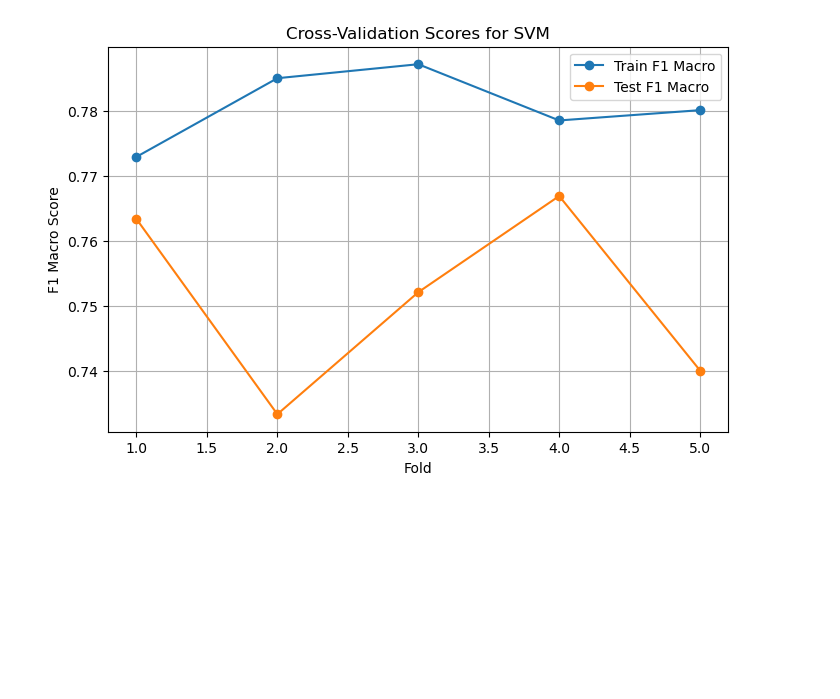
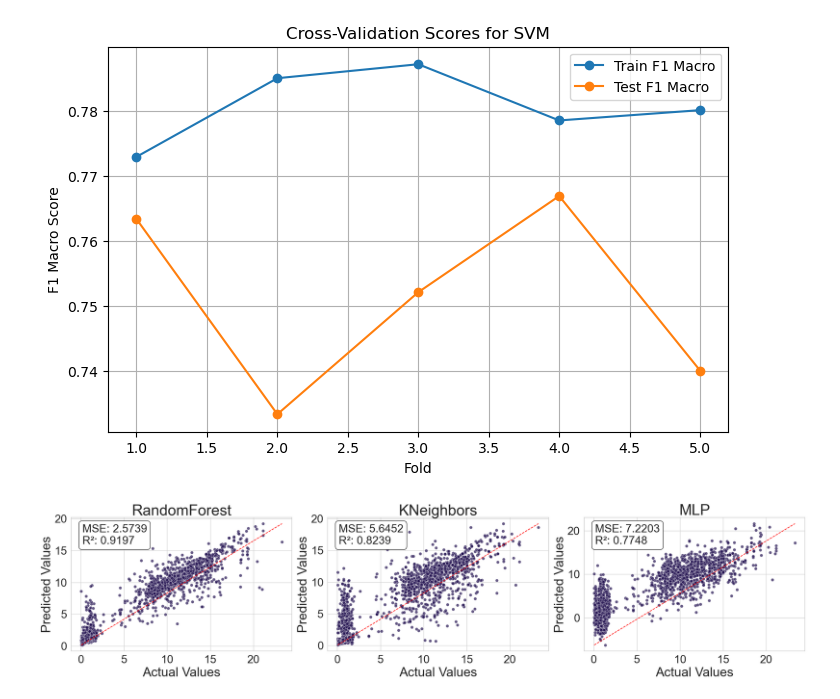
Before and after one commit to your-profile/NeuroLoop-Classification, a Jupyter notebook: experiments/experiment2/robot_experiments.ipynb, the cells around one changed output. Cells and saved outputs as stored; diff of their text form; code cells hidden in the pictures; blank space fills up the shorter version.

```diff
--- a/experiments/experiment2/robot_experiments.ipynb
+++ b/experiments/experiment2/robot_experiments.ipynb
@@ -997,46 +997,51 @@ fig_b
 # %% [output]
 [figure]
 # %%
-#if True:
-    # import seaborn as sns
+if True:
+    import seaborn as sns
 
-    # sns.set(style="whitegrid")
-    # sns.set_palette("magma")
+    sns.set(style="whitegrid")
+    sns.set_palette("magma")
 
-    # fig, axs = plt.subplots(1, 3, figsize=(25, 6))
+    fig, axs = plt.subplots(1, 3, figsize=(25, 6))
 
-    # rs = {
-    #     "DecisionTree": DecisionTreeRegressor(random_state=random_state),
-    # }
+    rs = {
+        "RandomForest": RandomForestRegressor(random_state=random_state),
+        "KNeighbors" : KNeighborsRegressor(),
+        "MLP": MLPRegressor(random_state=random_state),
+
+    }
 
 
-    # for (n, r), ax in zip(rs.items(), axs.ravel()):
-    #     r.fit(X_reg_train, y_reg_train)
-    #     bee = r.predict(X_reg_test)
+    for (n, r), ax in zip(rs.items(), axs.ravel()):
+        r.fit(X_reg_train, y_reg_train)
+        bee = r.predict(X_reg_test)
 
-    #     mse = mean_squared_error(y_reg_test, bee)
-    #     r2 = r2_score(y_reg_test, bee)
+        mse = mean_squared_error(y_reg_test, bee)
+        r2 = r2_score(y_reg_test, bee)
 
 
-    #     ax.set_title(n, fontsize=35)
-    #     ax.set_ylabel("Predicted Values", fontsize=30)
-    #     ax.set_xlabel("Actual Values", fontsize=30)
+        ax.set_title(n, fontsize=35)
+        ax.set_ylabel("Predicted Values", fontsize=30)
+        ax.set_xlabel("Actual Values", fontsize=30)
 
-    #     sns.scatterplot(x=y_reg_test, y=bee, ax=ax, s=50, alpha=0.7)
-    #     ax.plot([min(y_reg_test), max(y_reg_test)], [min(bee), max(bee)], color='red', linestyle='--')
+        sns.scatterplot(x=y_reg_test, y=bee, ax=ax, s=50, alpha=0.7)
+        ax.plot([min(y_reg_test), max(y_reg_test)], [min(bee), max(bee)], color='red', linestyle='--')
 
-    #     ax.text(0.05, 0.95, f"MSE: {mse:.4f}\nR²: {r2:.4f}", transform=ax.transAxes, fontsize=26,
-    #             verticalalignment='top', bbox=dict(boxstyle='round,pad=0.3', edgecolor='black', facecolor='white'))
+        ax.text(0.05, 0.95, f"MSE: {mse:.4f}\nR²: {r2:.4f}", transform=ax.transAxes, fontsize=26,
+                verticalalignment='top', bbox=dict(boxstyle='round,pad=0.3', edgecolor='black', facecolor='white'))
 
-    #     ax.tick_params(axis='both', which='major', labelsize=26)
-    #     ax.tick_params(axis='both', which='minor', labelsize=26)
+        ax.tick_params(axis='both', which='major', labelsize=26)
+        ax.tick_params(axis='both', which='minor', labelsize=26)
 
-    # plt.tight_layout()
-    # plt.show()
+    plt.tight_layout()
+    plt.show()
 
-    # palette = sns.color_palette("magma", 6)
-    # dot_color = palette
+    palette = sns.color_palette("magma", 6)
+    dot_color = palette
 
-    # for i,ax in enumerate(axs):
-    #     for line in ax.get_lines():
-    #         line.set_color(dot_color[i])
+    for i,ax in enumerate(axs):
+        for line in ax.get_lines():
+            line.set_color(dot_color[i])
+# %% [output]
+[figure, added]
```
Also changed, not shown: parts of 6 cells of this notebook, 6 other files.
